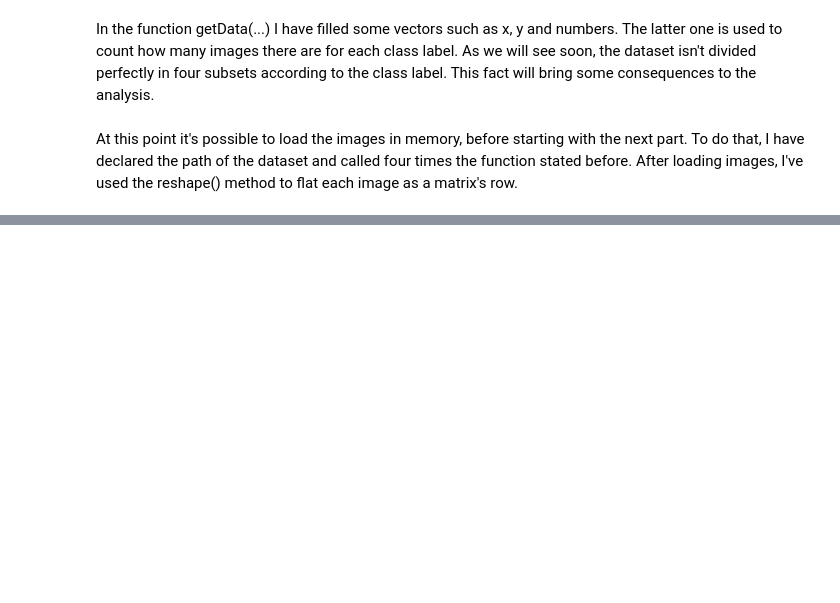
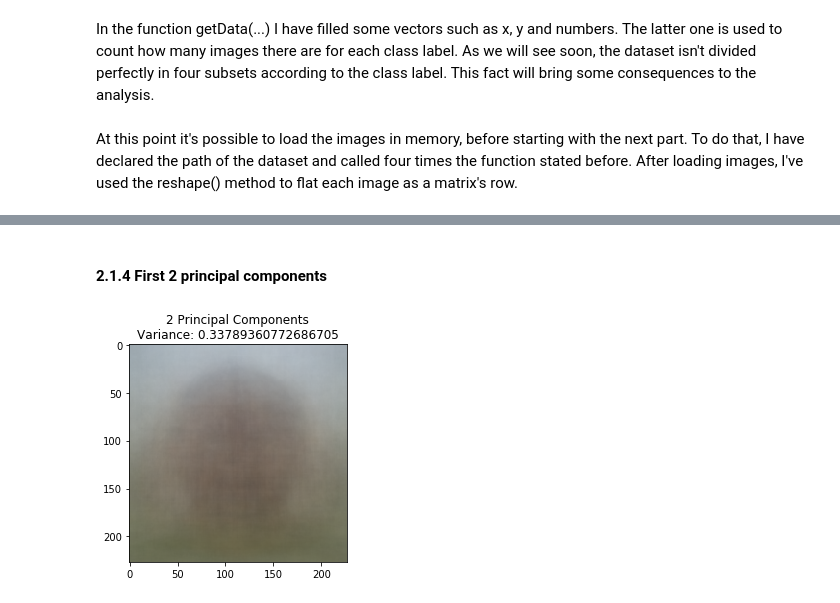
Before and after one commit to Marlowess/ML_AI_HW_1, a Jupyter notebook: homework1_notebook.ipynb, the cells around one changed output, grey strips where cells are left out. Saved outputs shown, nothing was run; the diff lists cells and outputs as text; code cells hidden in the pictures; blank space fills up the shorter version.

```diff
--- a/homework1_notebook.ipynb
+++ b/homework1_notebook.ipynb
@@ -78,0 +160,8 @@ x_r = scaler.fit_transform(x_r)
+# %% [markdown]
+#### 2.1.4 First 2 principal components
+# %%
+X_R_2, variance2 = getPCResults(X_t, copy.copy(my_pca), 0, 2)
+img_2 = getReprojectedImage(X_R_2, scaler)
+plotImage(img_2, variance2, 2)
+# %% [output]
+[figure, added]
```
Also changed, not shown: parts of 42 cells of this notebook, 1 other file.
